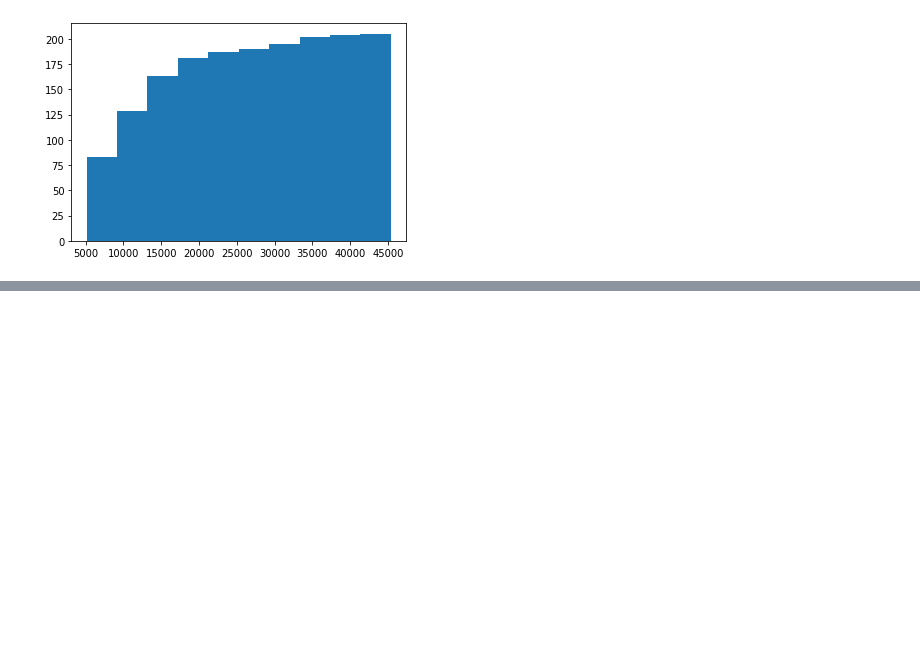
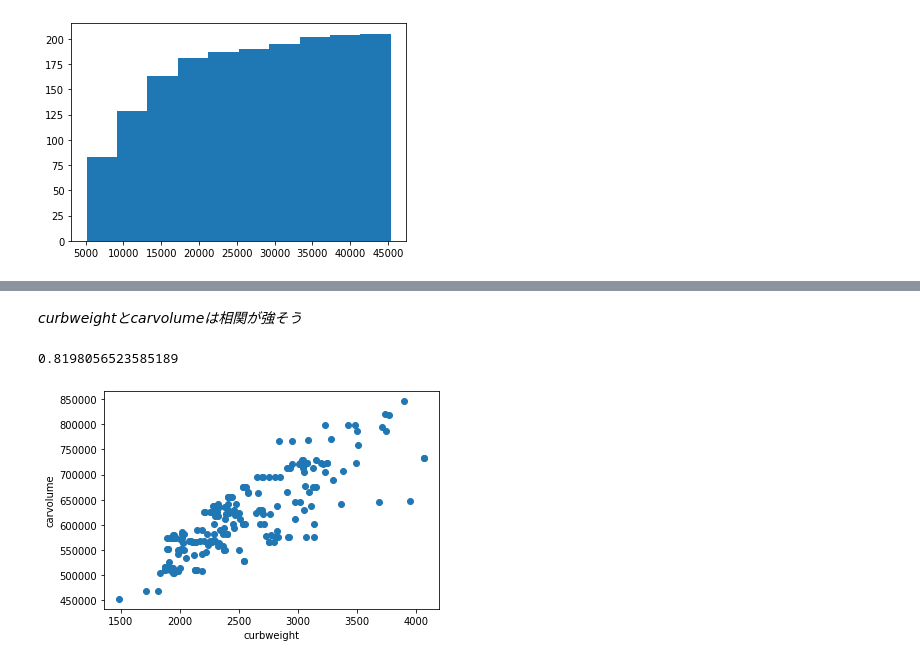
Before and after one commit to ledge-ai/intern-python-exam-kouheiohmikawa, a Jupyter notebook: Python_Basic/4_Visualization.ipynb, the cells around one changed output, grey strips where cells are left out. Saved outputs shown, nothing was run; the diff lists cells and outputs as text; code cells hidden in the pictures; blank space fills up the shorter version.

```diff
--- a/Python_Basic/4_Visualization.ipynb
+++ b/Python_Basic/4_Visualization.ipynb
@@ -332,0 +418,13 @@ sns.kdeplot(data1, data2,shade=True)
+# %% [markdown]
+*curbweightとcarvolumeは相関が強そう*
+# %%
+x = df["curbweight"]
+y = df["carvolume"]
+
+plt.scatter(x,y)
+plt.xlabel("curbweight")
+plt.ylabel("carvolume")
+x.corr(y)
+# %% [output]
+0.8198056523585189
+[figure, added]
```
Also changed, not shown: parts of 24 cells of this notebook, 1 other file.
